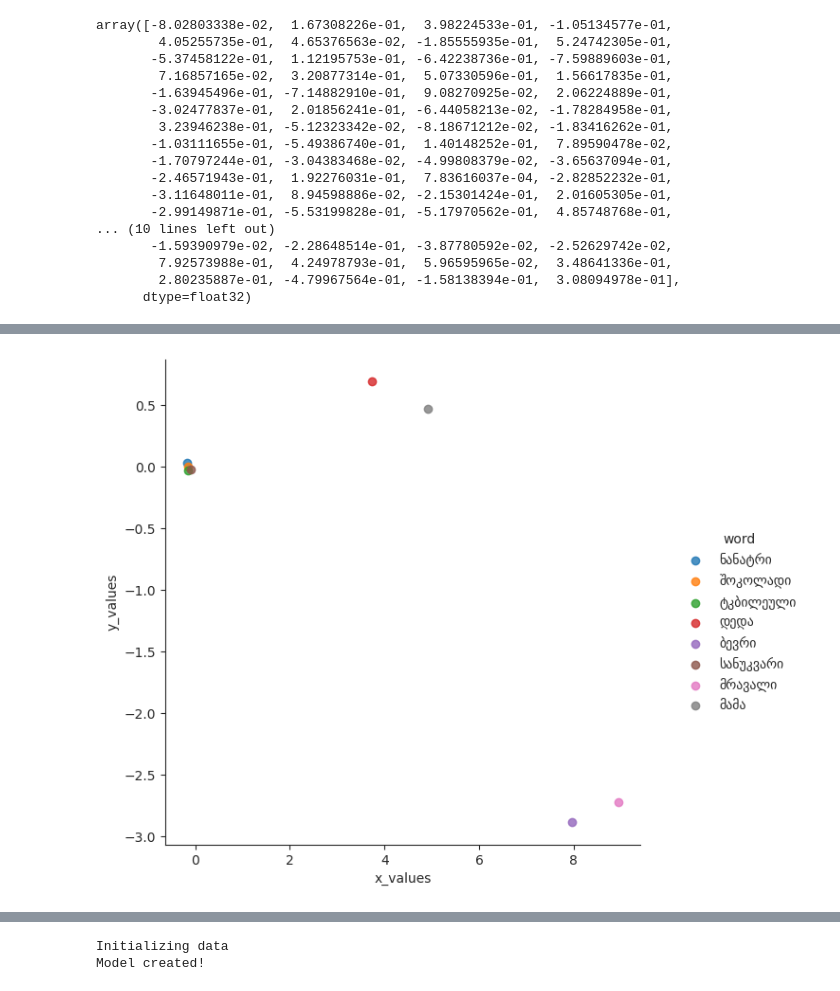
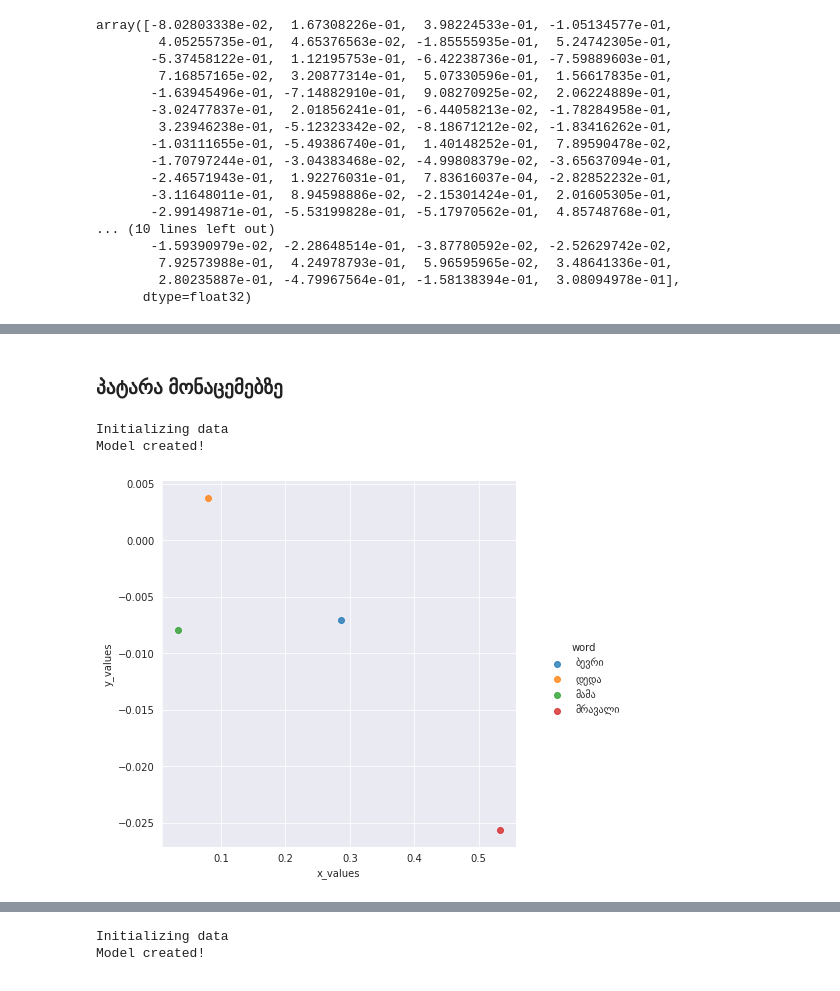
Before and after one commit to akakh18/NLP-Final-Project, a Jupyter notebook: notebooks/play_test.ipynb, the cells around one changed output, grey strips where cells are left out. Drawn from its saved outputs; the diff is of its cells as text; code cells hidden in the pictures.

Commit message:
Add some graphs

```diff
--- a/notebooks/play_test.ipynb
+++ b/notebooks/play_test.ipynb
@@ -68,8 +73,6 @@ array([-8.02803338e-02,  1.67308226e-01,  3.98224533e-01, -1.05134577e-01,
 # %%
-model = word2vec_model.get_model()
 
-
-def get_df_from_model(model: Word2Vec) -> pd.DataFrame:
+def get_df_from_model(model: Word2Vec, export_words: List[str]) -> pd.DataFrame:
     vectors = model.wv.vectors
     words = model.wv.index_to_key
     pca = PCA(n_components=2)
@@ -85,10 +88,5 @@ def get_df_from_model(model: Word2Vec) -> pd.DataFrame:
 
     result = result.sample(frac=1)
     result = result.loc[
-        result['word'].isin(["ბევრი", "მრავალი", "მამა", "დედა", "შოკოლადი", "სანუკვარი", "ნანატრი", "ტკბილეული"])]
+        result['word'].isin(export_words)]
     return result.head(9)
-
-
-pca_data = get_df_from_model(model)
-
-pca_data
@@ -104,0 +93,6 @@ pca_data
+# %%
+
+export_words_list = ["ბევრი", "მრავალი", "მამა", "დედა", "შოკოლადი", "სანუკვარი", "ნანატრი", "ტკბილეული"]
+pca_data = get_df_from_model(model, export_words_list)
+
+pca_data
@@ -105,14 +109,26 @@ pca_data
 # %%
-sns.set_style('ticks')
+def get_graph(pca_data: pd.DataFrame) -> None:
+    fig = sns.lmplot(x='x_values', y='y_values',
+                     data=pca_data,
+                     fit_reg=False,
+                     legend=True,
+                     hue='word')
 
-fig = sns.lmplot(x='x_values', y='y_values',
-                 data=pca_data,
-                 fit_reg=False,
-                 legend=True,
-                 hue='word')
-
-fig = plt.gcf()
-fig.set_size_inches(8, 6)
-plt.show()
+    fig = plt.gcf()
+    fig.set_size_inches(8, 6)
+    plt.show()
-# %% [output]
-[figure, removed]
+# %% [markdown]
+### პატარა მონაცემებზე
+# %%
+word2vec_small_data_model = GeorgianWord2VecModel()
+word2vec_small_data_model.train("../data/data3.txt")
+
+export_words_list = ["ბევრი", "მრავალი", "მამა", "დედა", "შოკოლადი", "სანუკვარი", "ნანატრი", "ტკბილეული"]
+
+pca_data = get_df_from_model(word2vec_small_data_model.get_model(), export_words_list)
+
+get_graph(pca_data)
+# %% [output]
+Initializing data
+Model created!
+[figure, added]
```
Also changed, not shown: parts of 12 cells of this notebook.
